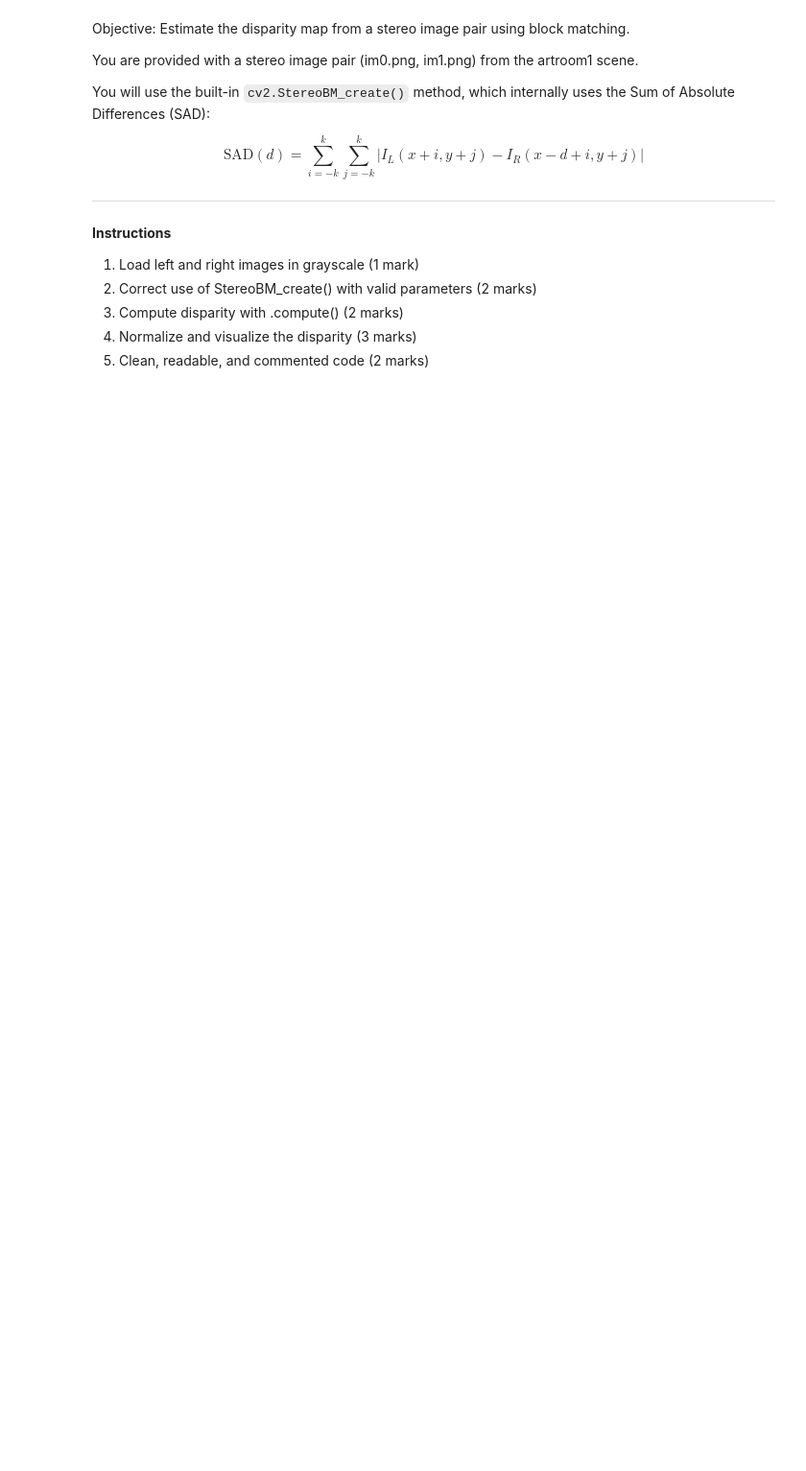
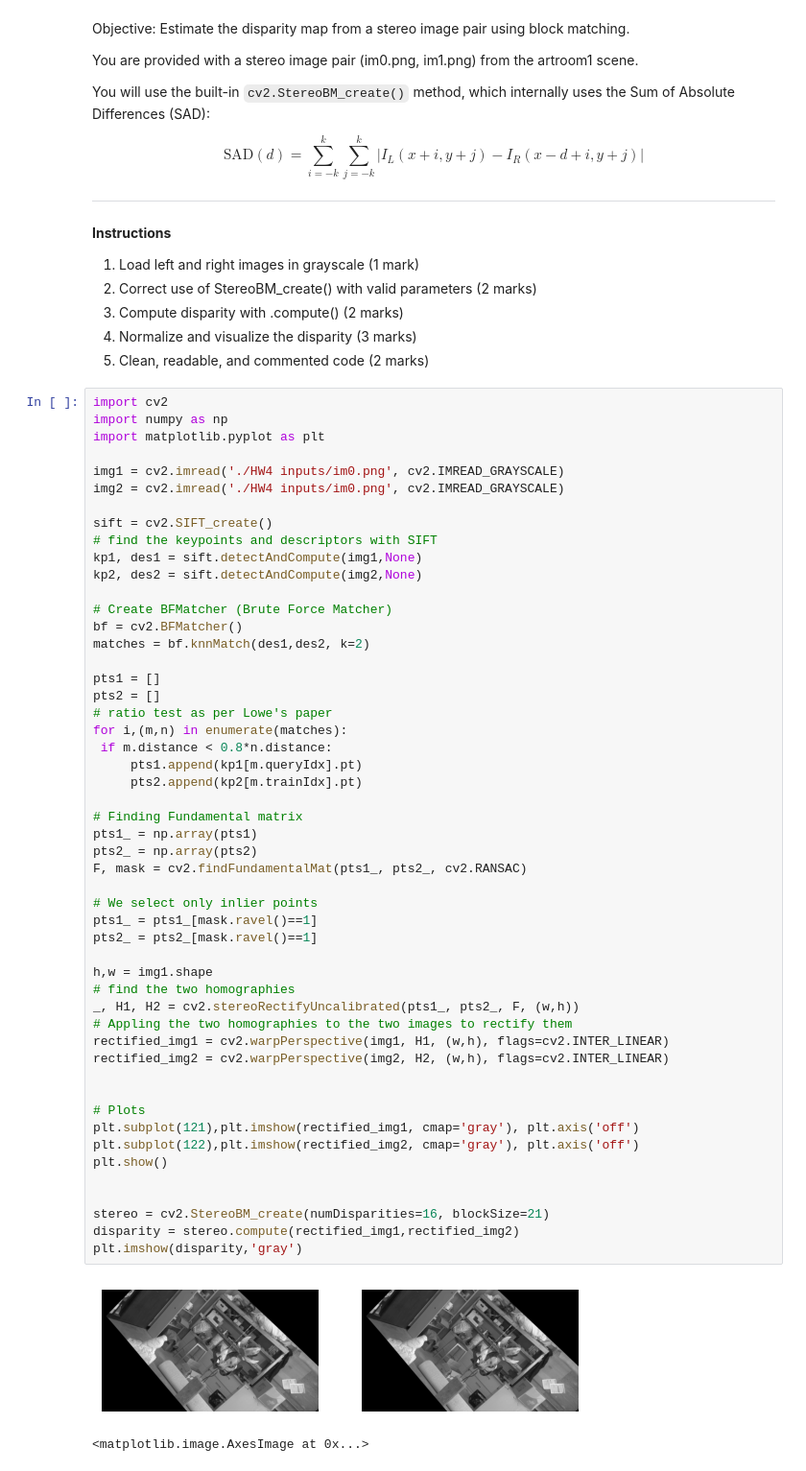
Before and after one commit to omaraboelfadl/COE49413-S25-Group-1, a Jupyter notebook: CV HW4/CV_HW4.ipynb, the cells around one changed output. Shown at 96% size. Cells and saved outputs as stored; diff of their text form; blank space fills up the shorter version.

```diff
--- a/CV HW4/CV_HW4.ipynb
+++ b/CV HW4/CV_HW4.ipynb
@@ -173,3 +175,57 @@ $$
 3. Compute disparity with .compute()	(2 marks)
 4. Normalize and visualize the disparity	(3 marks)
 5. Clean, readable, and commented code	(2 marks)
+# %%
+import cv2
+import numpy as np
+import matplotlib.pyplot as plt
+
+img1 = cv2.imread('./HW4 inputs/im0.png', cv2.IMREAD_GRAYSCALE)
+img2 = cv2.imread('./HW4 inputs/im0.png', cv2.IMREAD_GRAYSCALE)
+
+sift = cv2.SIFT_create()
+# find the keypoints and descriptors with SIFT
+kp1, des1 = sift.detectAndCompute(img1,None)
+kp2, des2 = sift.detectAndCompute(img2,None)
+
+# Create BFMatcher (Brute Force Matcher)
+bf = cv2.BFMatcher()
+matches = bf.knnMatch(des1,des2, k=2)
+
+pts1 = []
+pts2 = []
+# ratio test as per Lowe's paper
+for i,(m,n) in enumerate(matches):
+ if m.distance < 0.8*n.distance:
+     pts1.append(kp1[m.queryIdx].pt)
+     pts2.append(kp2[m.trainIdx].pt)
+
+# Finding Fundamental matrix
+pts1_ = np.array(pts1)
+pts2_ = np.array(pts2)
+F, mask = cv2.findFundamentalMat(pts1_, pts2_, cv2.RANSAC)
+
+# We select only inlier points
+pts1_ = pts1_[mask.ravel()==1]
+pts2_ = pts2_[mask.ravel()==1]
+
+h,w = img1.shape
+# find the two homographies
+_, H1, H2 = cv2.stereoRectifyUncalibrated(pts1_, pts2_, F, (w,h))
+# Appling the two homographies to the two images to rectify them
+rectified_img1 = cv2.warpPerspective(img1, H1, (w,h), flags=cv2.INTER_LINEAR)
+rectified_img2 = cv2.warpPerspective(img2, H2, (w,h), flags=cv2.INTER_LINEAR)
+
+
+# Plots
+plt.subplot(121),plt.imshow(rectified_img1, cmap='gray'), plt.axis('off')
+plt.subplot(122),plt.imshow(rectified_img2, cmap='gray'), plt.axis('off')
+plt.show()
+
+
+stereo = cv2.StereoBM_create(numDisparities=16, blockSize=21)
+disparity = stereo.compute(rectified_img1,rectified_img2)
+plt.imshow(disparity,'gray')
+# %% [output]
+[figure, added]
+<matplotlib.image.AxesImage at 0x...>
```
Also changed, not shown: parts of 2 cells of this notebook.
